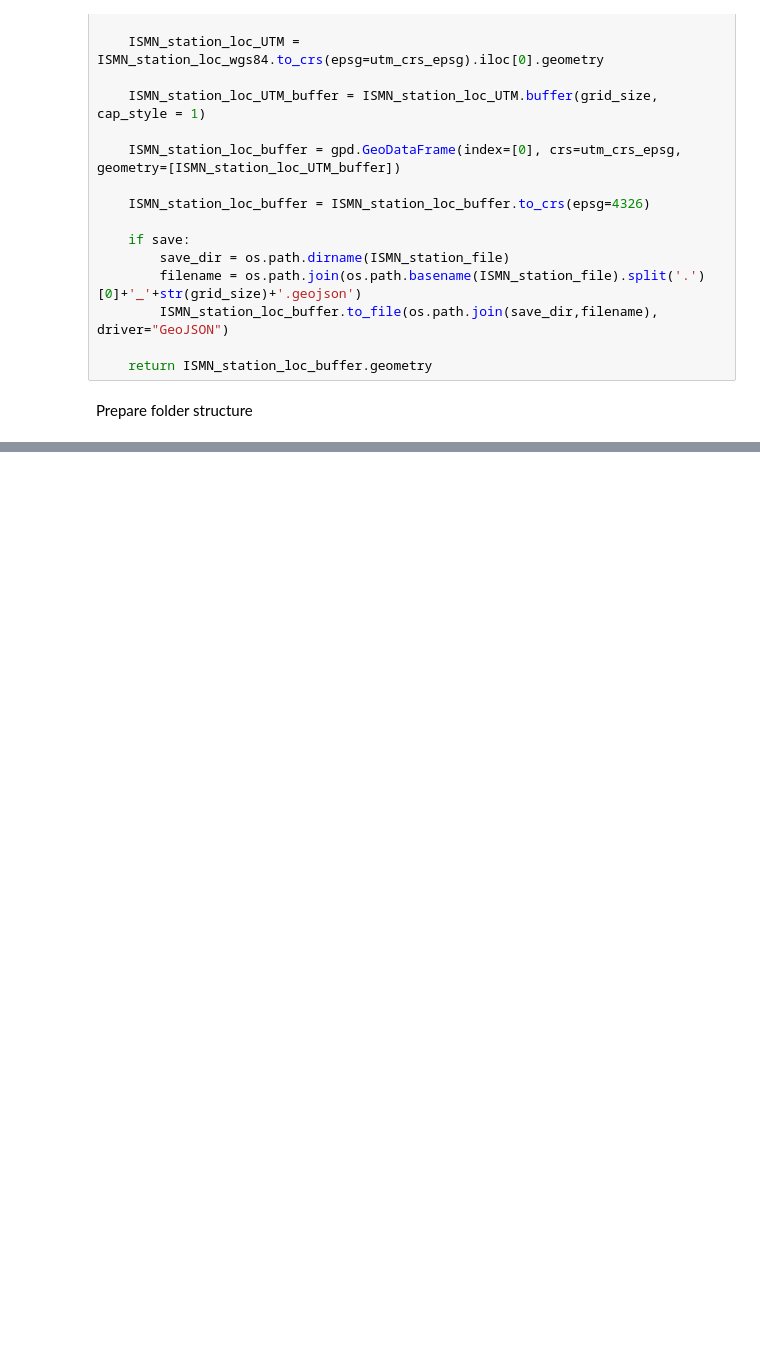
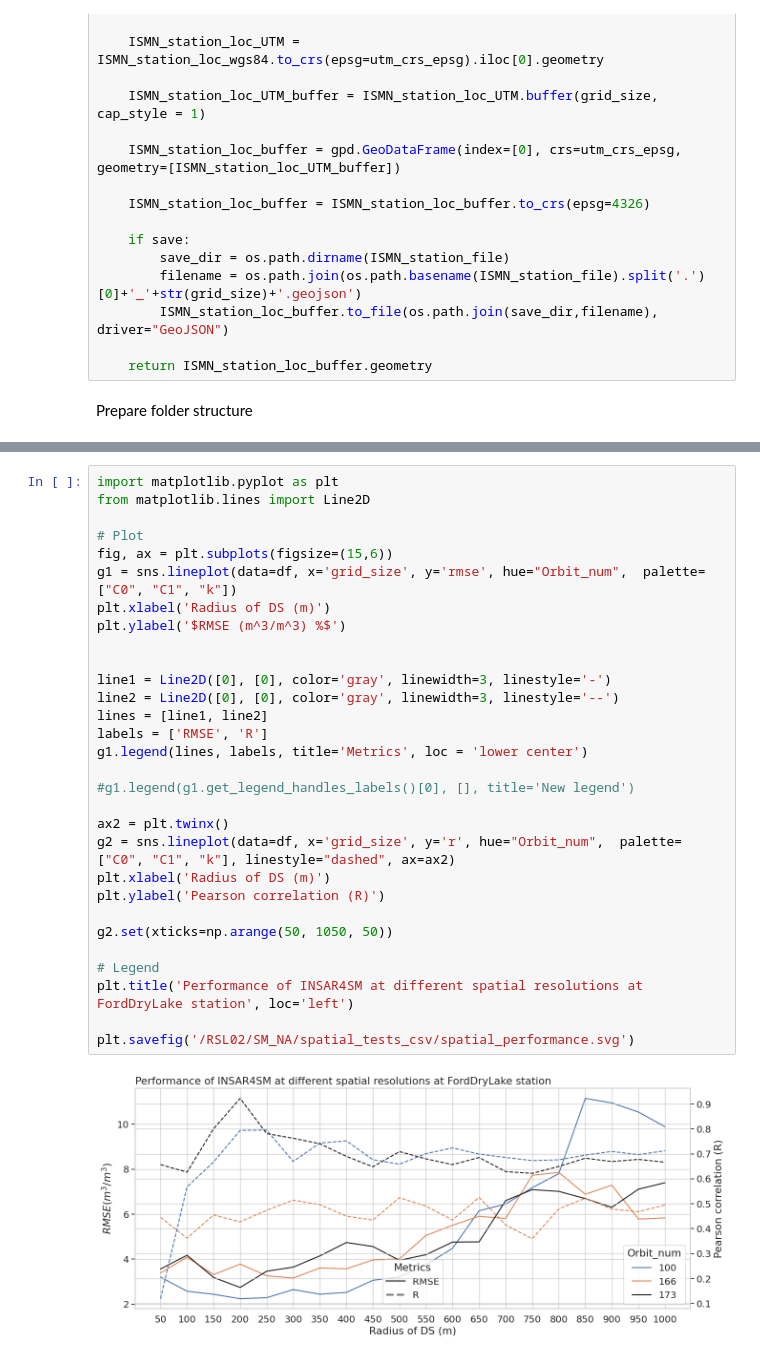
Before and after one commit to kleok/INSAR4SM, a Jupyter notebook: Spatial_resolution_experiment.ipynb, the cells around one changed output, grey strips where cells are left out. Cells and saved outputs as stored; diff of their text form; blank space fills up the shorter version.

```diff
--- a/Spatial_resolution_experiment.ipynb
+++ b/Spatial_resolution_experiment.ipynb
@@ -224,0 +264,32 @@ write vrt file for each SLC ...
+# %%
+import matplotlib.pyplot as plt
+from matplotlib.lines import Line2D
+
+# Plot
+fig, ax = plt.subplots(figsize=(15,6))
+g1 = sns.lineplot(data=df, x='grid_size', y='rmse', hue="Orbit_num",  palette=["C0", "C1", "k"])
+plt.xlabel('Radius of DS (m)')
+plt.ylabel('$RMSE (m^3/m^3) %$')
+
+
+line1 = Line2D([0], [0], color='gray', linewidth=3, linestyle='-')
+line2 = Line2D([0], [0], color='gray', linewidth=3, linestyle='--')
+lines = [line1, line2]
+labels = ['RMSE', 'R']
+g1.legend(lines, labels, title='Metrics', loc = 'lower center')
+
+#g1.legend(g1.get_legend_handles_labels()[0], [], title='New legend')
+
+ax2 = plt.twinx()
+g2 = sns.lineplot(data=df, x='grid_size', y='r', hue="Orbit_num",  palette=["C0", "C1", "k"], linestyle="dashed", ax=ax2)
+plt.xlabel('Radius of DS (m)')
+plt.ylabel('Pearson correlation (R)')
+
+g2.set(xticks=np.arange(50, 1050, 50))
+
+# Legend
+plt.title('Performance of INSAR4SM at different spatial resolutions at FordDryLake station', loc='left')
+
+plt.savefig('/RSL02/SM_NA/spatial_tests_csv/spatial_performance.svg')
+# %% [output]
+[figure, added]
```
Also changed, not shown: parts of 5 cells of this notebook, 4 other files.
